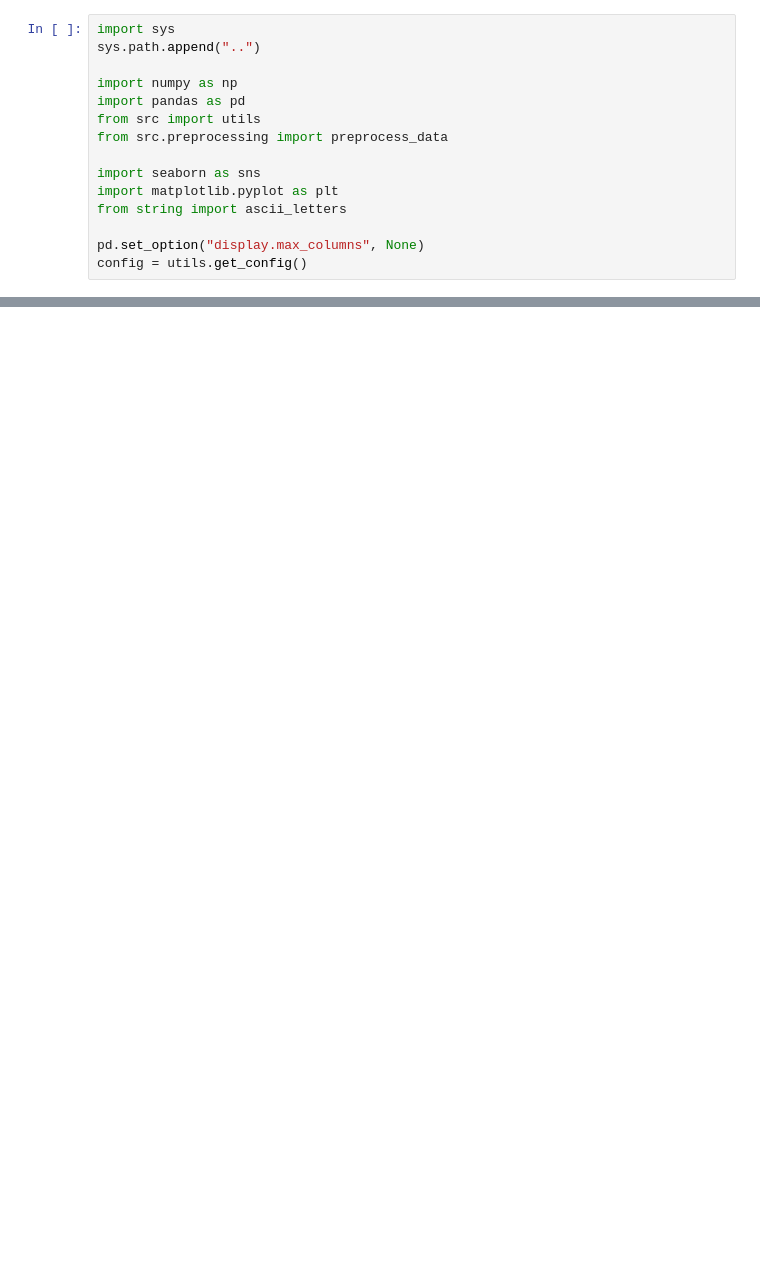
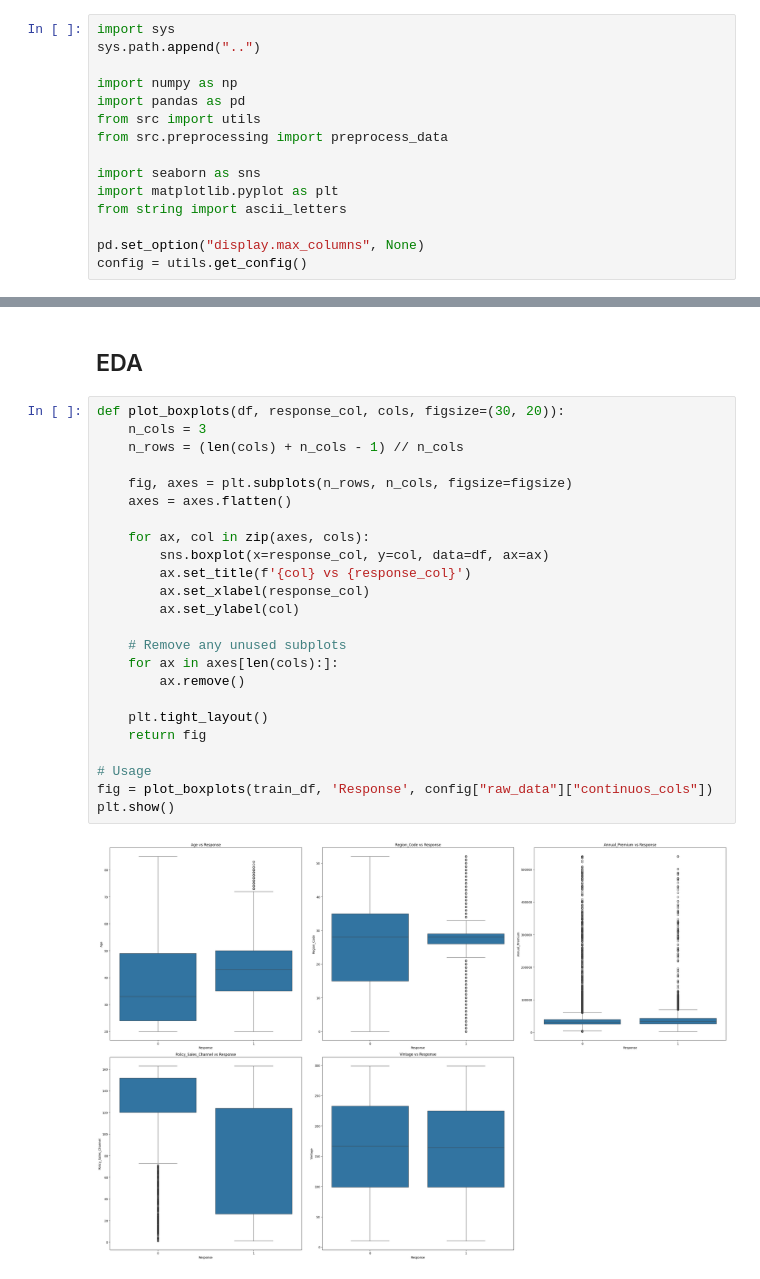
Before and after one commit to carloabimanyu/insurance-cross-selling, a Jupyter notebook: notebooks/notebook.ipynb, the cells around one changed output, grey strips where cells are left out. Cells and saved outputs as stored; diff of their text form; blank space fills up the shorter version.

```diff
--- a/notebooks/notebook.ipynb
+++ b/notebooks/notebook.ipynb
@@ -44,2 +75,30 @@ utils.initial_check(df)
+# %% [markdown]
+## EDA
+# %%
+def plot_boxplots(df, response_col, cols, figsize=(30, 20)):
+    n_cols = 3
+    n_rows = (len(cols) + n_cols - 1) // n_cols
+
+    fig, axes = plt.subplots(n_rows, n_cols, figsize=figsize)
+    axes = axes.flatten()
+
+    for ax, col in zip(axes, cols):
+        sns.boxplot(x=response_col, y=col, data=df, ax=ax)
+        ax.set_title(f'{col} vs {response_col}')
+        ax.set_xlabel(response_col)
+        ax.set_ylabel(col)
+
+    # Remove any unused subplots
+    for ax in axes[len(cols):]:
+        ax.remove()
+
+    plt.tight_layout()
+    return fig
+
+# Usage
+fig = plot_boxplots(train_df, 'Response', config["raw_data"]["continuos_cols"])
+plt.show()
+# %% [output]
+[figure, added]
 # %%
 # Compute the correlation matrix
```
Also changed, not shown: parts of 11 cells of this notebook.
